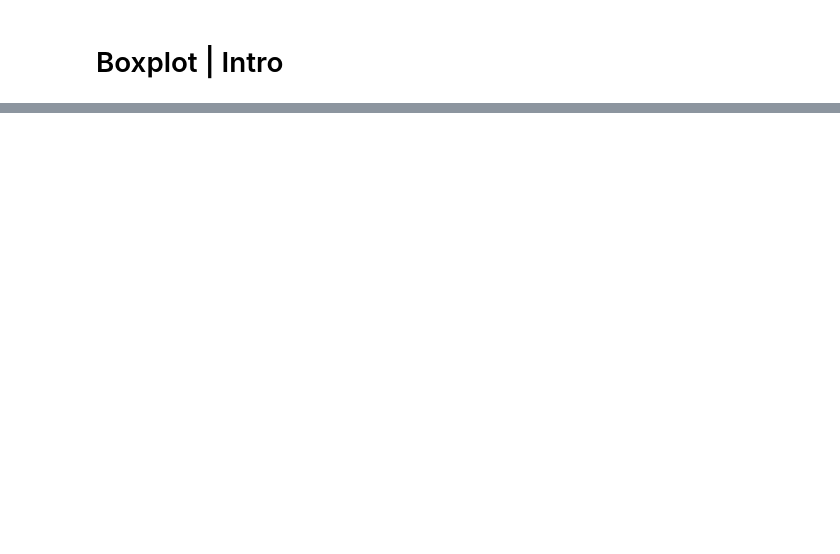
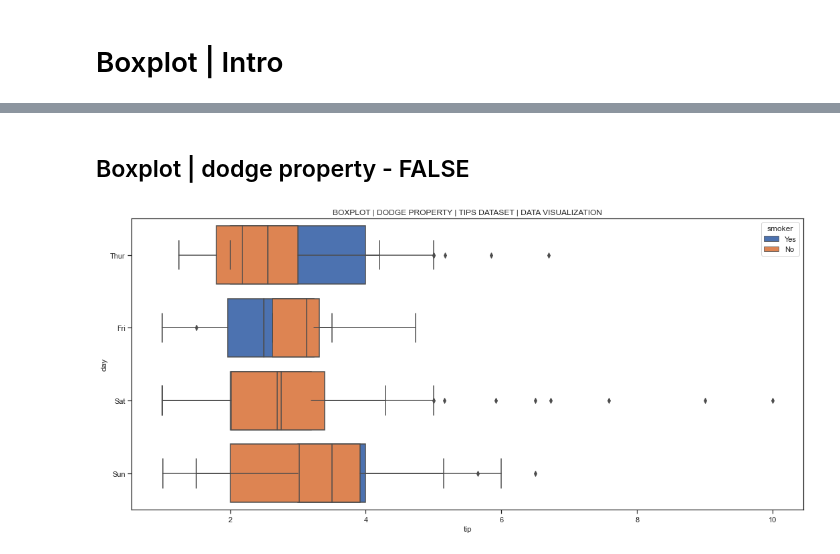
Before and after one commit to waleed-ali-sarwar/Python-for-Data-Science, a Jupyter notebook: notes_jupyter/Data Visualization/Boxplot Data Visualization.ipynb, the cells around one changed output, grey strips where cells are left out. Saved outputs shown, nothing was run; the diff lists cells and outputs as text; code cells hidden in the pictures; blank space fills up the shorter version.

```diff
--- a/notes_jupyter/Data Visualization/Boxplot Data Visualization.ipynb
+++ b/notes_jupyter/Data Visualization/Boxplot Data Visualization.ipynb
@@ -32,0 +87,20 @@ TypeError: Axes.boxplot() got an unexpected keyword argument 'ci'
+# %% [markdown]
+## Boxplot | dodge property - FALSE
+# %%
+import seaborn as ss
+import matplotlib.pyplot as mm
+
+# theme
+ss.set_theme(style='ticks',color_codes=True)
+# figure size
+mm.figure(figsize=(18,8))
+# data set
+mydata = ss.load_dataset('tips')
+mydata
+# title
+mm.title('boxplot | dodge property | tips dataset | data visualization'.upper())
+
+# plot graph
+gg = ss.boxplot(x ='tip',orient='h',y='day',data= mydata,dodge=False,hue='smoker', saturation=1)
+# %% [output]
+[figure, added]
```
Also changed, not shown: parts of 11 cells of this notebook, 14 other files.
